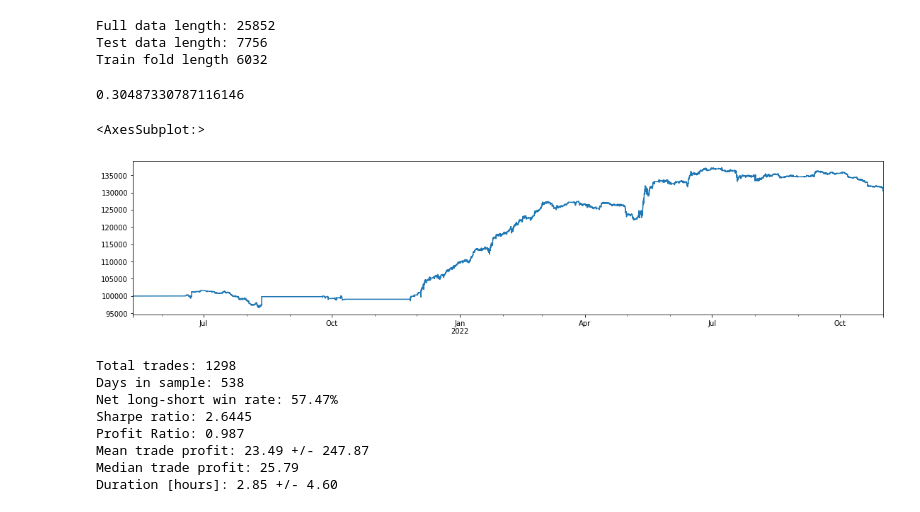
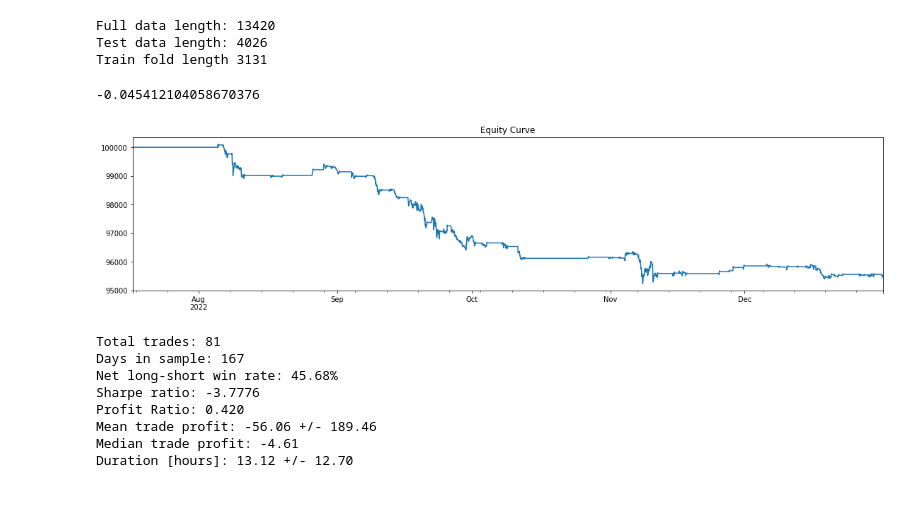
Before and after one commit to jaythequant/VBToptimizers, a Jupyter notebook: LQEreview.ipynb, the cells around one changed output. Saved outputs shown, nothing was run; the diff lists cells and outputs as text; code cells hidden in the pictures.

Commit message:
Correct several statistical errors
Statistical errors were managed across the cross validation post-analysis. Broad improvements were also made to review Jupyter Notebooks.

```diff
--- a/LQEreview.ipynb
+++ b/LQEreview.ipynb
@@ -8,7 +8,7 @@ from scipy.stats import skew, kurtosis
 from sklearn.model_selection import train_test_split
 from optimizers.simulations.order import simulate_lqe_model
 from optimizers.cross_validators import vbt_cv_sliding_constructor
-from research.statistics import rolling_zscore_nb, kalmanfilter
+from research.statistics import rolling_zscore_nb, kalmanfilter, kelly_criterion
 from research.pipes.sql import SQLPipe
 
 load_dotenv()
@@ -16,13 +16,13 @@ load_dotenv()
 USER = os.getenv('PSQL_USERNAME')
 PASS = os.getenv('PSQL_USERNAME')
 DATABASE = 'crypto'
-SCHEMA = 'bihourly'
-FREQ = '30T'
+SCHEMA = 'hourly'
+FREQ = '60T'
 
 pipe = SQLPipe(SCHEMA, DATABASE, USER, PASS, FREQ)
 # %%
-assets = ['VRA-USDT', 'KDA-USDT']
-slicer = -26000 # Slice off first few months of trading to reduce early volatility
+assets = ['ALGO-USDT', 'NFT-USDT']
+slicer = -13420 # Slice off first few months of trading to reduce early volatility
 
 df = pipe.query_pairs_trading_backtest(assets)
 closes = df.xs('close', level=1, axis=1)[slicer:]
@@ -45,35 +45,41 @@ for idx in range(0, len(close_folds)):
     else:
         seed_set = pd.concat(close_folds[:idx]).values
     seeds.append(seed_set)
+seeds.append(train_closes.values)
 
 print(f"Test data length: {test_opens.shape[0]}")
 print(f"Train fold length {close_folds[0].shape[0]}")
 # %% [output]
-Full data length: 25852
-Test data length: 7756
-Train fold length 6032
+Full data length: 13420
+Test data length: 4026
+Train fold length 3131
 # %%
 # VRA XPR 105 1.3 2.1 0.0 1e-7 9e-5 LOG 30MIN (SHARPE >5)
 # ONE VRA LOG 30MIN models work in CV folds, but not OOS; 1HOUR is better
 # NFT WIN failed LOG testing @ 30MIN interval
 # KDA WAX LOG/CUMLOG failed in 30min interval
+# KDA VRA CUMLOG has potential, but sharpe of 1.75 is not high enough
 # DOT XPR CUMLOG 755 4.9 -1.5 0.7 6e-5 1.4e-3: 2.2 Sharpe; High ret. Bears further review but had some skew to positive trades
+# Further DOT XPR review with seeded modeling procuded extremely poor results in cumlog and log models
 # DOT VRA 115 3.0 -1.4 0.0 8e-09 9e-07 CUMLOG <- high OOS sharpe, but shows recent degredation in performance. Consider minimal capital alloc deployment
+# BCHSV SOL CUM/LOG/RET failed OOS testing
+# XLM VET CUM/LOG/ failed OOS testing
+# AAVE XMR + AAVE FIL results are worthless even in-sample
 
-PERIOD = 1695
-UPPER = 1.4
-LOWER = 1.1
-EXIT = 0.8
-DELTA = 6e-2
-VT = 9.e-1
-BURNIN = 0
+PERIOD = 455
+UPPER = 1.5
+LOWER = 1.6
+EXIT = 0.2
+DELTA = 2e-3
+VT = 1.9e-0
+BURNIN = 200
 MODEL = 'log'
 HEDGE = 'beta'
 SLIPPAGE = 0.0010
 SIZE = 0.10
-CLOSES = closes
-OPENS = opens
-SEED = seeds[n-1] # Max seed
+CLOSES = test_closes
+OPENS = test_opens
+SEED = seeds[n]
 # %%
 pf = simulate_lqe_model(
     CLOSES, OPENS,
@@ -94,10 +100,11 @@ pf = simulate_lqe_model(
 # %%
 print(pf.total_return())
 pf.value().plot(figsize=(19,4))
+plt.title('Equity Curve')
+plt.show()
 # %% [output]
-0.30487330787116146
+-0.045412104058670376
-<AxesSubplot:>
-[figure, old version]
+[figure, new version]
 # %%
 pnl = (pf.trades.records_readable.groupby('Entry Timestamp').sum().PnL.resample('D').sum())
 val = pf.value().resample('D').asfreq().fillna(pf.value())
@@ -110,12 +117,14 @@ STDp = res.ret.std() # Daily standard deviation of return
 sharpe = ((Rp - 0) / STDp) * np.sqrt(365) # Annualized sharpe
 # %%
 trade_df = pf.trades.records_readable.sort_values('Entry Timestamp')
+trade_df['entry_size'] = trade_df['Avg Entry Price'] * trade_df['Size']
 g = trade_df.groupby('Entry Timestamp')
 net_trades = g.sum()
-n = g.first().reset_index()
-dur = (n['Exit Timestamp'] - n['Entry Timestamp']).dt.total_seconds()/(60*60) # Trade durations in hours
-dur.index = n['Entry Timestamp']
+xx = g.first().reset_index()
+dur = (xx['Exit Timestamp'] - xx['Entry Timestamp']).dt.total_seconds()/(60*60) # Trade durations in hours
+dur.index = xx['Entry Timestamp']
 net_trades['duration'] = dur
+net_trades['gross_return'] = net_trades['PnL'] / net_trades['entry_size']
 
 print(f"Total trades: {net_trades.shape[0]}")
 print(f"Days in sample: {(CLOSES.index.max() - CLOSES.index.min()).days}")
@@ -126,14 +135,14 @@ print(f"Mean trade profit: {net_trades.PnL.mean():.2f} +/- {net_trades.PnL.std()
 print(f"Median trade profit: {net_trades.PnL.median():.2f}")
 print(f"Duration [hours]: {net_trades.duration.mean():.2f} +/- {net_trades.duration.std():.2f}")
 # %% [output]
-Total trades: 1298
-Days in sample: 538
-Net long-short win rate: 57.47%
-Sharpe ratio: 2.6445
-Profit Ratio: 0.987
-Mean trade profit: 23.49 +/- 247.87
-Median trade profit: 25.79
-Duration [hours]: 2.85 +/- 4.60
+Total trades: 81
+Days in sample: 167
+Net long-short win rate: 45.68%
+Sharpe ratio: -3.7776
+Profit Ratio: 0.420
+Mean trade profit: -56.06 +/- 189.46
+Median trade profit: -4.61
+Duration [hours]: 13.12 +/- 12.70
 # %%
 print(f'Kurtosis: {kurtosis(net_trades.PnL, fisher=False)}; Skew: {skew(net_trades.PnL)}')
 
```
Also changed, not shown: parts of 6 cells of this notebook, 6 other files.
